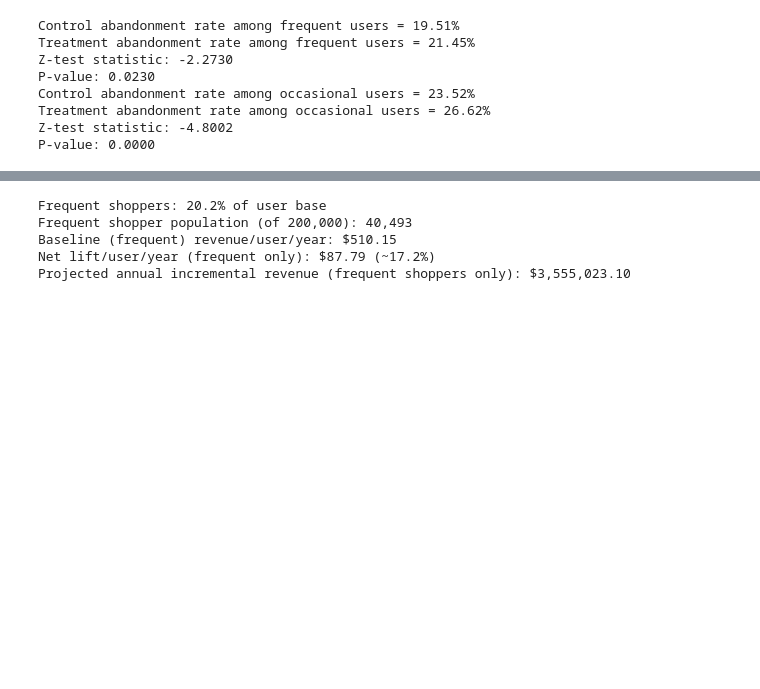
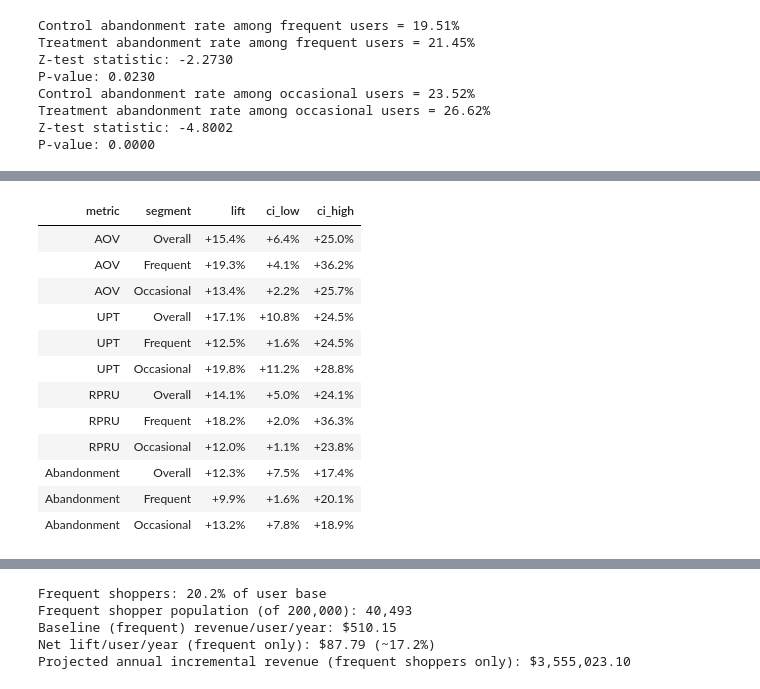
Before and after one commit to danieligbokwe/personalized-checkout-ab-test, a Jupyter notebook: notebooks/analysis.ipynb, the cells around one changed output, grey strips where cells are left out. Cells and saved outputs as stored; diff of their text form; code cells hidden in the pictures; blank space fills up the shorter version.

```diff
--- a/notebooks/analysis.ipynb
+++ b/notebooks/analysis.ipynb
@@ -380,0 +464,13 @@ P-value: 0.0000
+# %%
+orders['treated'] = (orders['variant'] == 'treatment').astype(int)
+orders['frequent'] = (orders['segment'] == 'frequent').astype(int)
+rpr_users = rpr_users.assign(treated=(rpr_users['variant'] == 'treatment').astype(int),
+                             frequent=(rpr_users['segment'] == 'frequent').astype(int))
+
+aov_int = sm.OLS.from_formula('order_amount ~ treated * frequent', orders).fit(cov_type='HC1')
+rpru_int = sm.OLS.from_formula('total_spend ~ treated * frequent', rpr_users).fit(cov_type='HC1')
+
+print(f"AOV  interaction (extra $ lift for frequent): {aov_int.params['treated:frequent']:+.2f}, p = {aov_int.pvalues['treated:frequent']:.3f}")
+print(f"RPRU interaction (extra $ lift for frequent): {rpru_int.params['treated:frequent']:+.2f}, p = {rpru_int.pvalues['treated:frequent']:.3f}")
+# Neither interaction is significant: the carousel lifts spend in BOTH segments, but the data
+# does not show it lifts spend MORE for frequent shoppers. The segment gap is directional only.
@@ -380,0 +513,59 @@ P-value: 0.0000
+# %%
+N_BOOT = 2000
+
+# Per-user totals for order-level metrics, built from the order table so ratios match AOV/UPT above
+order_user = orders.groupby('user_id').agg(spend=('order_amount', 'sum'), n_orders=('order_id', 'count'),
+                                           units=('unit_count', 'sum')).reset_index()
+u = users.merge(order_user, on='user_id', how='left').fillna({'spend': 0, 'n_orders': 0, 'units': 0})
+
+METRICS = {
+    # name: (numerator column, denominator column, user filter)
+    'AOV':         ('spend', 'n_orders', None),
+    'UPT':         ('units', 'n_orders', None),
+    'RPRU':        ('total_spend', None, 'buyers'),
+    'Abandonment': ('total_abandoned_sessions', 'total_sessions', None),
+}
+
+
+def ratio(df_num, df_den):
+    return df_num.sum(axis=-1) / df_den.sum(axis=-1)
+
+
+def boot_lift(df, num, den):
+    """Point estimate and 95% bootstrap CI of the relative lift (treatment / control - 1)."""
+    out = {}
+    for v in ('control', 'treatment'):
+        g = df[df['variant'] == v]
+        n_arr = g[num].to_numpy(dtype=float)
+        d_arr = g[den].to_numpy(dtype=float) if den else np.ones(len(g))
+        idx = RNG.integers(0, len(g), size=(N_BOOT, len(g)))
+        out[v] = (n_arr.sum() / d_arr.sum(), ratio(n_arr[idx], d_arr[idx]))
+    point = out['treatment'][0] / out['control'][0] - 1
+    draws = out['treatment'][1] / out['control'][1] - 1
+    return point, *np.percentile(draws, [2.5, 97.5])
+
+
+rows = []
+for metric, (num, den, filt) in METRICS.items():
+    base = u[u['total_spend'] > 0] if filt == 'buyers' else u
+    for seg in ('Overall', 'frequent', 'occasional'):
+        df = base if seg == 'Overall' else base[base['segment'] == seg]
+        point, lo, hi = boot_lift(df, num, den)
+        rows.append({'metric': metric, 'segment': seg.capitalize(), 'lift': point, 'ci_low': lo, 'ci_high': hi})
+
+lifts = pd.DataFrame(rows)
+lifts.style.format({'lift': '{:+.1%}', 'ci_low': '{:+.1%}', 'ci_high': '{:+.1%}'}).hide(axis='index')
+# %% [output]
+| metric | segment | lift | ci_low | ci_high |
+| AOV | Overall | +15.4% | +6.4% | +25.0% |
+| AOV | Frequent | +19.3% | +4.1% | +36.2% |
+| AOV | Occasional | +13.4% | +2.2% | +25.7% |
+| UPT | Overall | +17.1% | +10.8% | +24.5% |
+| UPT | Frequent | +12.5% | +1.6% | +24.5% |
+| UPT | Occasional | +19.8% | +11.2% | +28.8% |
+| RPRU | Overall | +14.1% | +5.0% | +24.1% |
+| RPRU | Frequent | +18.2% | +2.0% | +36.3% |
+| RPRU | Occasional | +12.0% | +1.1% | +23.8% |
+| Abandonment | Overall | +12.3% | +7.5% | +17.4% |
+| Abandonment | Frequent | +9.9% | +1.6% | +20.1% |
+| Abandonment | Occasional | +13.2% | +7.8% | +18.9% |
```
Also changed, not shown: parts of 32 cells of this notebook, 7 other files.
